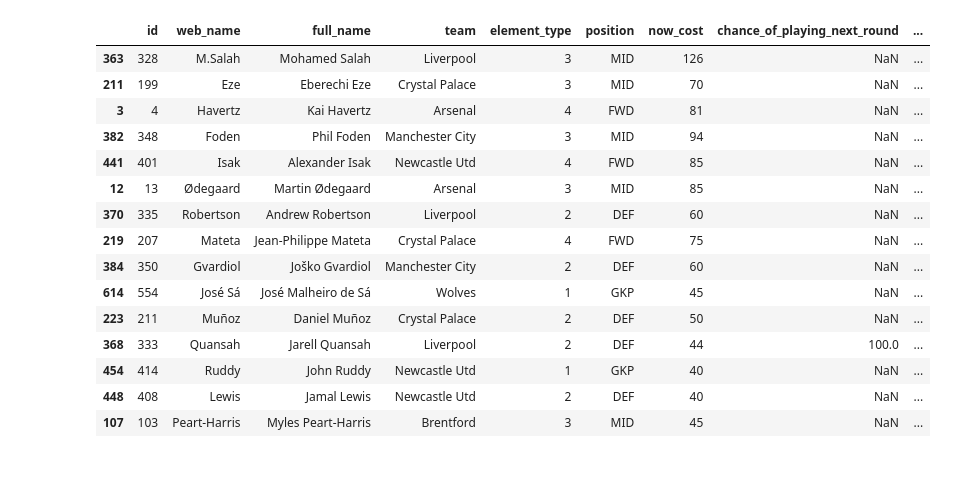
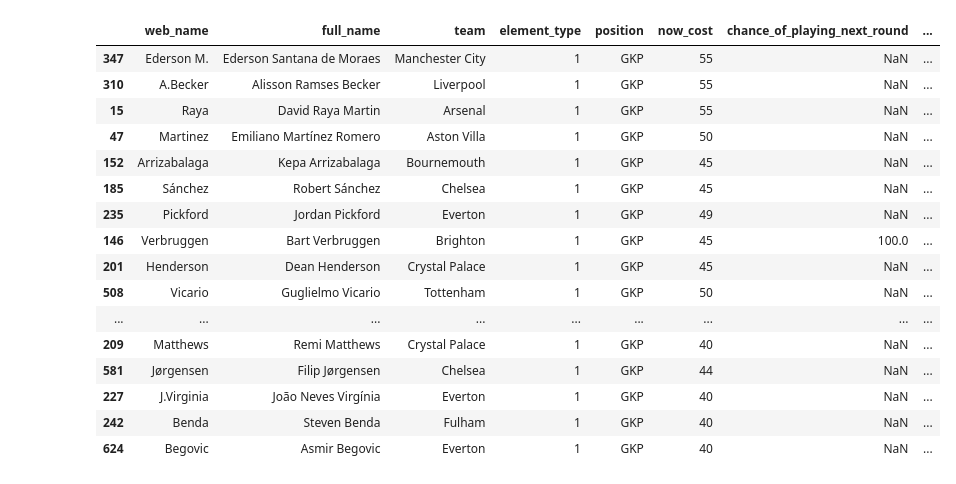
Before and after one commit to ongmk/FPL, a Jupyter notebook: notebooks/debug_lp.ipynb, the cells around one changed output. Drawn from its saved outputs; the diff is of its cells as text; code cells hidden in the pictures.

```diff
--- a/notebooks/debug_lp.ipynb
+++ b/notebooks/debug_lp.ipynb
@@ -39,20 +40,24 @@ memory usage: 9.9 KB
-# %%
-merged_data = lp_data.merged_data
-merged_data.loc[merged_data["id"].isin(lp_data.initial_squad)]
-# %% [output]
-|  | id | web_name | full_name | team | element_type | position | now_cost | chance_of_playing_next_round | ... |
-| 363 | 328 | M.Salah | Mohamed Salah | Liverpool | 3 | MID | 126 | NaN | ... |
-| 211 | 199 | Eze | Eberechi Eze | Crystal Palace | 3 | MID | 70 | NaN | ... |
-| 3 | 4 | Havertz | Kai Havertz | Arsenal | 4 | FWD | 81 | NaN | ... |
-| 382 | 348 | Foden | Phil Foden | Manchester City | 3 | MID | 94 | NaN | ... |
-| 441 | 401 | Isak | Alexander Isak | Newcastle Utd | 4 | FWD | 85 | NaN | ... |
-| 12 | 13 | Ødegaard | Martin Ødegaard | Arsenal | 3 | MID | 85 | NaN | ... |
-| 370 | 335 | Robertson | Andrew Robertson | Liverpool | 2 | DEF | 60 | NaN | ... |
-| 219 | 207 | Mateta | Jean-Philippe Mateta | Crystal Palace | 4 | FWD | 75 | NaN | ... |
-| 384 | 350 | Gvardiol | Joško Gvardiol | Manchester City | 2 | DEF | 60 | NaN | ... |
-| 614 | 554 | José Sá | José Malheiro de Sá | Wolves | 1 | GKP | 45 | NaN | ... |
-| 223 | 211 | Muñoz | Daniel Muñoz | Crystal Palace | 2 | DEF | 50 | NaN | ... |
-| 368 | 333 | Quansah | Jarell Quansah | Liverpool | 2 | DEF | 44 | 100.0 | ... |
-| 454 | 414 | Ruddy | John Ruddy | Newcastle Utd | 1 | GKP | 40 | NaN | ... |
-| 448 | 408 | Lewis | Jamal Lewis | Newcastle Utd | 2 | DEF | 40 | NaN | ... |
-| 107 | 103 | Peart-Harris | Myles Peart-Harris | Brentford | 3 | MID | 45 | NaN | ... |
+# %%
+pd.set_option('display.max_rows', None)
+
+merged_data = lp_data.merged_data
+# merged_data.query("web_name == 'Quansah'")
+merged_data.query("position == 'GKP'")
+# %% [output]
+|  | web_name | full_name | team | element_type | position | now_cost | chance_of_playing_next_round | ... |
+| 347 | Ederson M. | Ederson Santana de Moraes | Manchester City | 1 | GKP | 55 | NaN | ... |
+| 310 | A.Becker | Alisson Ramses Becker | Liverpool | 1 | GKP | 55 | NaN | ... |
+| 15 | Raya | David Raya Martin | Arsenal | 1 | GKP | 55 | NaN | ... |
+| 47 | Martinez | Emiliano Martínez Romero | Aston Villa | 1 | GKP | 50 | NaN | ... |
+| 152 | Arrizabalaga | Kepa Arrizabalaga | Bournemouth | 1 | GKP | 45 | NaN | ... |
+| 185 | Sánchez | Robert Sánchez | Chelsea | 1 | GKP | 45 | NaN | ... |
+| 235 | Pickford | Jordan Pickford | Everton | 1 | GKP | 49 | NaN | ... |
+| 146 | Verbruggen | Bart Verbruggen | Brighton | 1 | GKP | 45 | 100.0 | ... |
+| 201 | Henderson | Dean Henderson | Crystal Palace | 1 | GKP | 45 | NaN | ... |
+| 508 | Vicario | Guglielmo Vicario | Tottenham | 1 | GKP | 50 | NaN | ... |
+| ... | ... | ... | ... | ... | ... | ... | ... | ... |
+| 209 | Matthews | Remi Matthews | Crystal Palace | 1 | GKP | 40 | NaN | ... |
+| 581 | Jørgensen | Filip Jørgensen | Chelsea | 1 | GKP | 44 | NaN | ... |
+| 227 | J.Virginia | João Neves Virgínia | Everton | 1 | GKP | 40 | NaN | ... |
+| 242 | Benda | Steven Benda | Fulham | 1 | GKP | 40 | NaN | ... |
+| 624 | Begovic | Asmir Begovic | Everton | 1 | GKP | 40 | NaN | ... |
```
Also changed, not shown: parts of 3 cells of this notebook, 13 other files.
